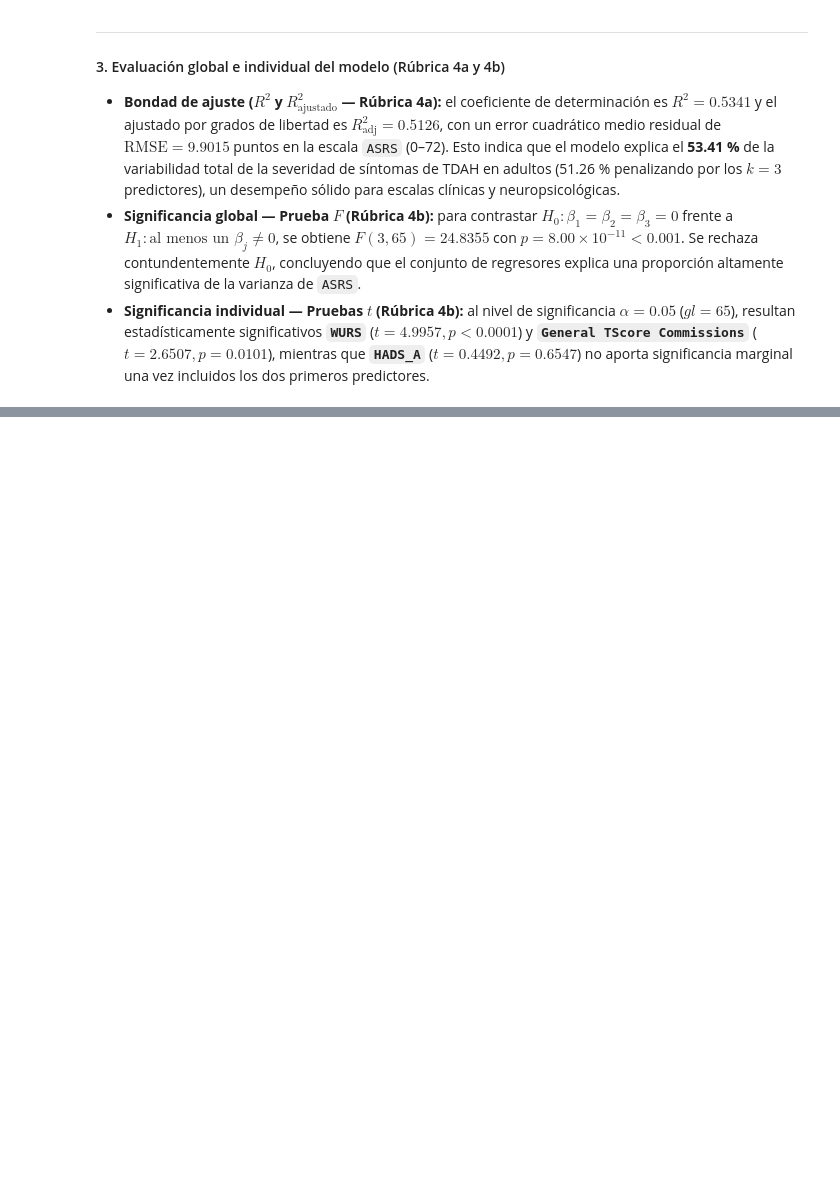
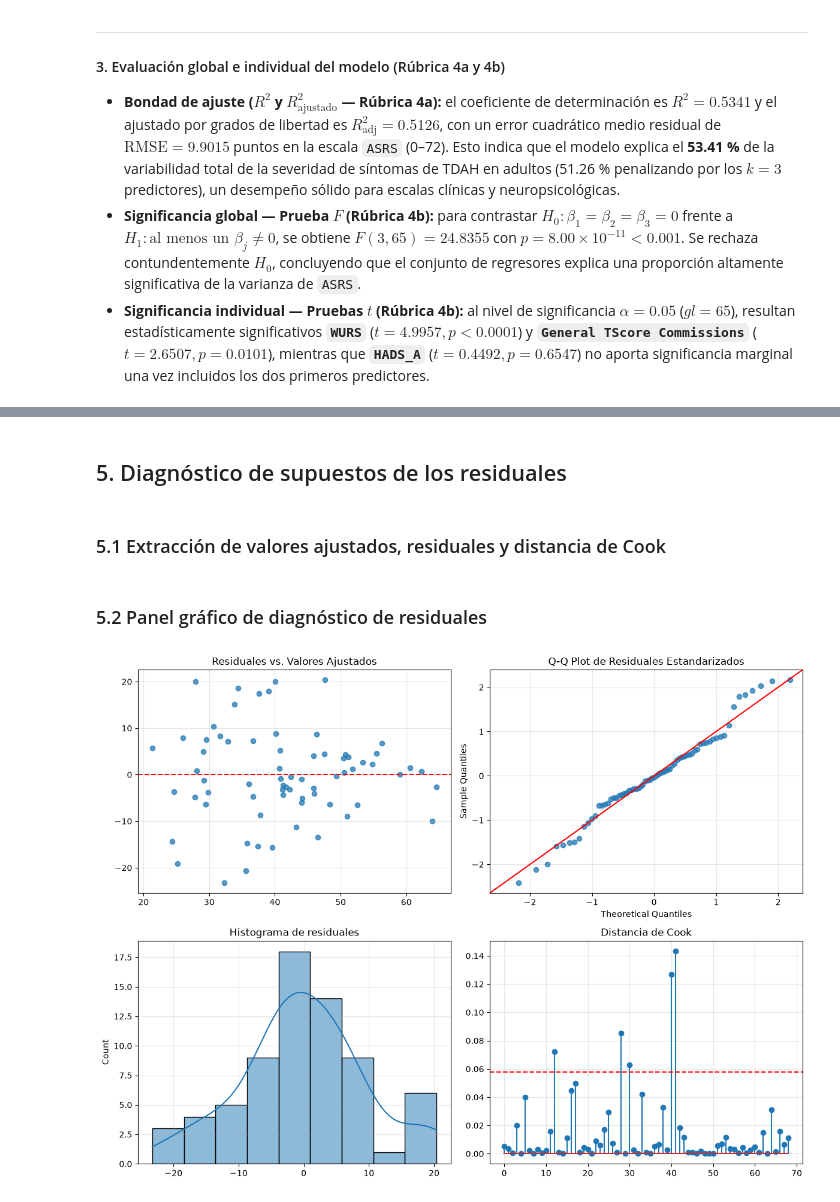
Before and after one commit to a1252765/ARC_project, a Jupyter notebook: notebooks/03_ols_modeling_and_diagnostics.ipynb, the cells around one changed output, grey strips where cells are left out. Drawn from its saved outputs; the diff is of its cells as text; code cells hidden in the pictures; blank space fills up the shorter version.

```diff
--- a/notebooks/03_ols_modeling_and_diagnostics.ipynb
+++ b/notebooks/03_ols_modeling_and_diagnostics.ipynb
@@ -151,0 +175,39 @@ $$\widehat{\text{ASRS}}_i = 7.6350 + 0.3678\,\text{WURS}_i + 0.3079\,\text{Commi
+# %% [markdown]
+## 5. Diagnóstico de supuestos de los residuales
+# %% [markdown]
+### 5.1 Extracción de valores ajustados, residuales y distancia de Cook
+# %%
+residuals = ols_model.resid
+influence = ols_model.get_influence()
+std_residuals = influence.resid_studentized_internal
+cooks_d = influence.cooks_distance[0]
+cooks_threshold = 4 / n_effective
+# %% [markdown]
+### 5.2 Panel gráfico de diagnóstico de residuales
+# %%
+fig, axes = plt.subplots(2, 2, figsize=(12, 9))
+
+axes[0, 0].set_title("Residuales vs. Valores Ajustados")
+axes[0, 0].scatter(y_pred, residuals, alpha = 0.75)
+axes[0, 0].axhline(0, color="red", linestyle="--")
+
+axes[0, 1].set_title("Q-Q Plot de Residuales Estandarizados")
+sm.qqplot(std_residuals, line="45", ax=axes[0, 1], alpha=0.75)
+
+axes[1, 0].set_title("Histograma de residuales")
+sns.histplot(residuals, kde=True, ax=axes[1, 0])
+
+axes[1, 1].set_title("Distancia de Cook")
+axes[1, 1].stem(range(n_effective), cooks_d)
+axes[1, 1].axhline(cooks_threshold, color="red", linestyle="--", label=f"4/n = {cooks_threshold:.3f}")
+
+
+axes[0, 0].grid(True, alpha=0.3)
+axes[0, 1].grid(True, alpha=0.3)
+axes[1, 0].grid(True, alpha=0.3)
+axes[1, 1].grid(True, alpha=0.3)
+plt.tight_layout()
+
+plt.savefig(FIG_DIR / "ols_residual_diagnostics.png", dpi=150)
+# %% [output]
+[figure, added]
```
Also changed, not shown: parts of 5 cells of this notebook, 4 other files.
